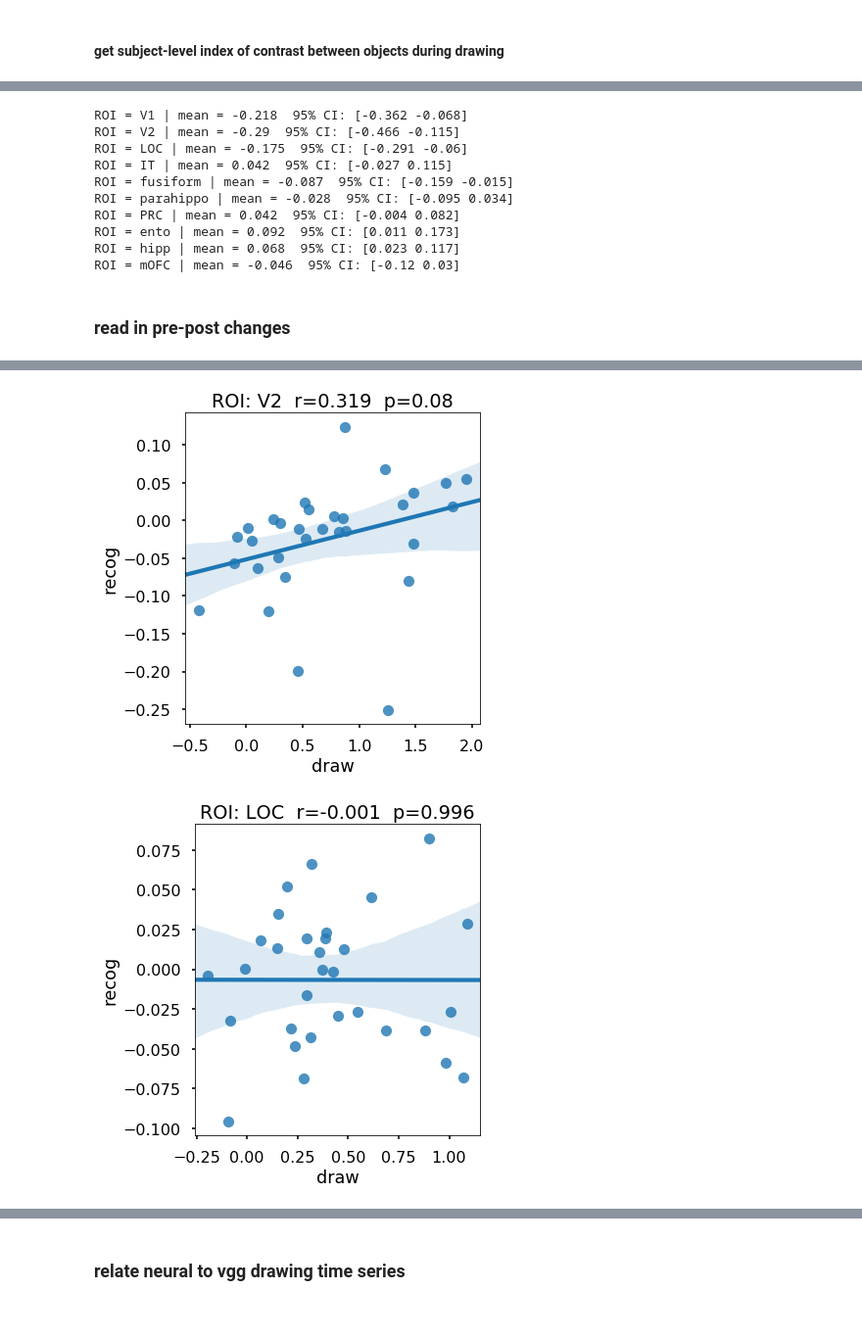
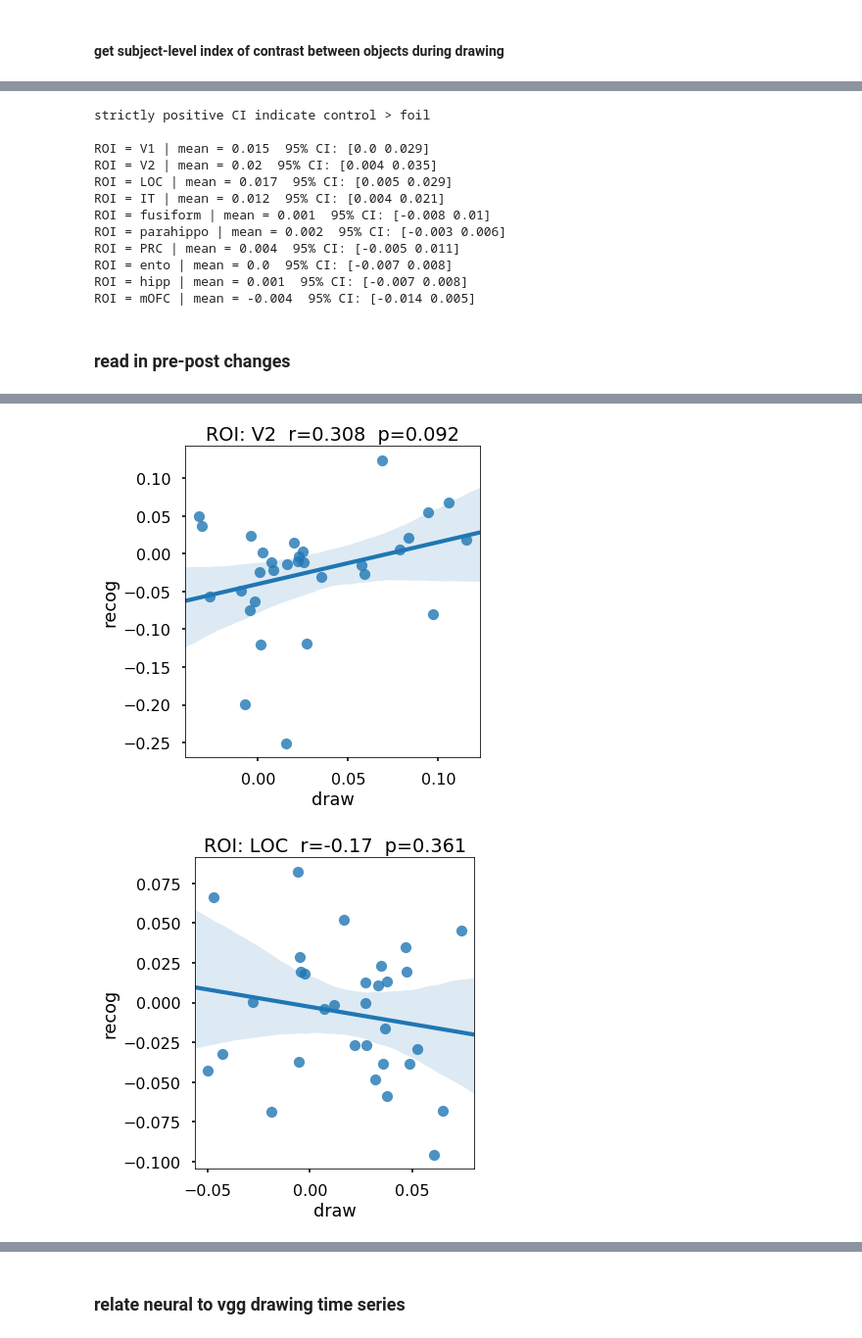
Before and after one commit to cogtoolslab/neurosketch, a Jupyter notebook: predict_obj_during_drawing_from_recog_runs.ipynb, the cells around one changed output, grey strips where cells are left out. Shown at 98% size. Drawn from its saved outputs; the diff is of its cells as text; code cells hidden in the pictures.

```diff
--- a/predict_obj_during_drawing_from_recog_runs.ipynb
+++ b/predict_obj_during_drawing_from_recog_runs.ipynb
@@ -324,4 +322,5 @@ ALLDM.head()
 # %%
+reload(analysis_helpers)
 sub_tf = []
 sub_tc = []
 sub_fc = []
@@ -343,7 +342,7 @@ for this_iv in ivs:
         Sub = []
         for sub in subs:
             inds =(ALLDM['roi']==this_roi) & (ALLDM['subj']==sub)
-            t,f,c = get_prob_timecourse(this_iv,ALLDM[inds],version=version)
+            t,f,c = analysis_helpers.get_prob_timecourse(this_iv,ALLDM[inds],version=version)
             if len(T)==0:
                 T = t
                 F = f
@@ -385,7 +384,11 @@ d.columns = ['target-foil','target-control','foil-control','roi']
 d = d.astype({'target-foil':'float64','target-control':'float64','foil-control':'float64'})
 
 ## print out target-foil ratios
-print d.groupby('roi')['target-foil'].apply(lambda x: np.mean(np.exp(x)))
-d.to_csv('difference_logprobs_{}.csv'.format(version))
+if tag=='logged':
+    print d.groupby('roi')['target-foil'].apply(lambda x: np.mean(np.exp(x)))
+    d.to_csv('difference_logprobs_{}.csv'.format(version))
+else:
+    print d.groupby('roi')['target-foil'].mean()
+    d.to_csv('difference_rawprobs_{}.csv'.format(version))
 # %% [output]
 roi
@@ -426,6 +429,6 @@ def bootstrapCI(x,nIter):
 # %%
 for this_roi in roi_list:
     data = d[d['roi']==this_roi]['target-foil'].values
-    U,lb,ub = bootstrapCI(data,1000)
-    print 'ROI = {} | mean = {}  95% CI: [{} {}] '.format(this_roi,np.round(U,3),np.round(lb,3),np.round(ub,3))
+    U,lb,ub = bootstrapCI(data,3000)
+    print 'ROI = {} | mean = {}  95% CI: [{} {}] '.format(this_roi,np.round(U,5),np.round(lb,3),np.round(ub,5))
 # %% [output]
@@ -458,34 +461,38 @@ ROI = mOFC | mean = -0.039  95% CI: [-0.112 0.032]
 # %%
+print 'strictly positive CI indicate control > foil'
+print ''
 for this_roi in roi_list:
-    data = d[d['roi']==this_roi]['foil-control'].values
+    data = -1*d[d['roi']==this_roi]['foil-control'].values
     U,lb,ub = bootstrapCI(data,1000)
     print 'ROI = {} | mean = {}  95% CI: [{} {}] '.format(this_roi,np.round(U,3),np.round(lb,3),np.round(ub,3))
 # %% [output]
-ROI = V1 | mean = -0.218  95% CI: [-0.362 -0.068]
-ROI = V2 | mean = -0.29  95% CI: [-0.466 -0.115]
-ROI = LOC | mean = -0.175  95% CI: [-0.291 -0.06]
-ROI = IT | mean = 0.042  95% CI: [-0.027 0.115]
-ROI = fusiform | mean = -0.087  95% CI: [-0.159 -0.015]
-ROI = parahippo | mean = -0.028  95% CI: [-0.095 0.034]
-ROI = PRC | mean = 0.042  95% CI: [-0.004 0.082]
-ROI = ento | mean = 0.092  95% CI: [0.011 0.173]
-ROI = hipp | mean = 0.068  95% CI: [0.023 0.117]
-ROI = mOFC | mean = -0.046  95% CI: [-0.12 0.03]
+strictly positive CI indicate control > foil
+
+ROI = V1 | mean = 0.015  95% CI: [0.0 0.029]
+ROI = V2 | mean = 0.02  95% CI: [0.004 0.035]
+ROI = LOC | mean = 0.017  95% CI: [0.005 0.029]
+ROI = IT | mean = 0.012  95% CI: [0.004 0.021]
+ROI = fusiform | mean = 0.001  95% CI: [-0.008 0.01]
+ROI = parahippo | mean = 0.002  95% CI: [-0.003 0.006]
+ROI = PRC | mean = 0.004  95% CI: [-0.005 0.011]
+ROI = ento | mean = 0.0  95% CI: [-0.007 0.008]
+ROI = hipp | mean = 0.001  95% CI: [-0.007 0.008]
+ROI = mOFC | mean = -0.004  95% CI: [-0.014 0.005]
 # %% [markdown]
 ### read in pre-post changes
 # %%
-d = pd.read_csv('difference_logprobs_2way.csv')
+tag = 'raw'
+d = pd.read_csv('difference_{}probs_4way.csv'.format(tag))
 prepost = pd.read_csv('neural_changes_by_surfroi_and_subject.csv')
 # %%
 # h = plt.hist(d[d['roi']=='V1']['target-foil'].values)
 # %%
 ## make dataframe to relate drawing contrast to recognition differentiation
 roi_list = ['V1', 'V2', 'LOC', 'IT', 'fusiform', 'parahippo', 'PRC', 'ento','hipp', 'mOFC']
-this_roi = 'hipp'
 
 for this_roi in roi_list:
 #     draw = d[d['roi']==this_roi]['target-control'].values - d[d['roi']==this_roi]['foil-control'].values
-    draw = d[d['roi']==this_roi]['target-foil'].values
+    draw = d[d['roi']==this_roi]['target-control'].values
     recog = prepost['tradiff_{}'.format(this_roi)].values-prepost['condiff_{}'.format(this_roi)].values
 #     recog = prepost['tradiff_{}'.format(this_roi)].values
 
@@ -511,2 +518,2 @@ for this_roi in roi_list:
-[figure, old version]
+[figure, new version]
-[figure, old version]
+[figure, new version]
```
Also changed, not shown: parts of 11 cells of this notebook, 2 other files.
